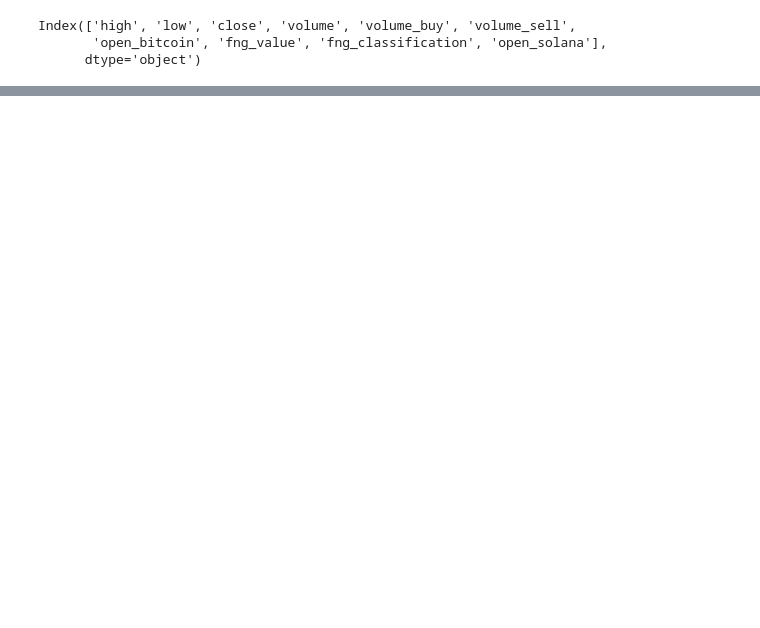
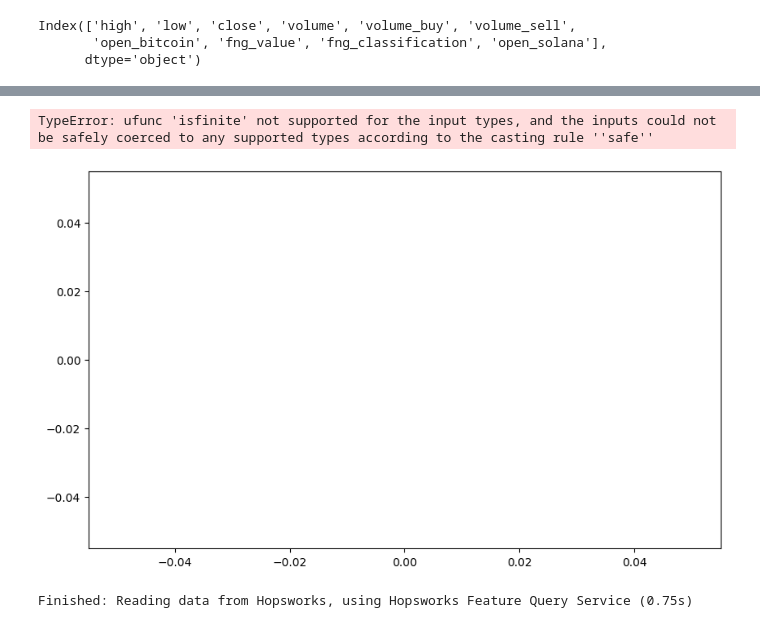
Before and after one commit to natassaf/ID2223-final-project, a Jupyter notebook: inference_pipeline.ipynb, the cells around one changed output, grey strips where cells are left out. Drawn from its saved outputs; the diff is of its cells as text; code cells hidden in the pictures; blank space fills up the shorter version.

```diff
--- a/inference_pipeline.ipynb
+++ b/inference_pipeline.ipynb
@@ -219,0 +254,12 @@ monitor_fg.insert(
+# %%
+solana_actual_df['date'] = pd.to_datetime(solana_actual_df['timestamp'], unit='s')
+solana_actual_df['date'] = pd.to_datetime(solana_actual_df['date'], errors='coerce')
+
+solana_actual_df['date'] = solana_actual_df['date'].dt.normalize()
+solana_actual_df['date'] = solana_actual_df['date'].dt.tz_localize(None)
+solana_actual_df.drop(columns=["timestamp"], inplace=True)
+solana_actual_df.rename(columns={'open': 'solana_open_actual'}, inplace=True)
+solana_actual_df = solana_actual_df.sort_values(by='date')
+
+
+solana_actual_df
@@ -219,0 +316,11 @@ monitor_fg.insert(
+# %%
+
+solana_actual_df['date'] = pd.to_datetime(solana_actual_df['date'], errors='coerce')
+
+solana_actual_df['date'] = solana_actual_df['date'].dt.normalize()
+solana_actual_df['date'] = solana_actual_df['date'].dt.tz_localize(None)
+
+solana_pred_df['date'] = pd.to_datetime(solana_pred_df['date'], errors='coerce')
+
+solana_pred_df['date'] = solana_pred_df['date'].dt.normalize()
+solana_pred_df['date'] = solana_pred_df['date'].dt.tz_localize(None)
@@ -219,0 +335,18 @@ monitor_fg.insert(
+# %%
+file_path='img/solana_actual_vs_predictions_plot.png'
+confidence_upper = [p + 1 for p in pred_actual_join['solana_open_pred']]
+confidence_lower = [p - 1 for p in pred_actual_join['solana_open_pred']]
+#plot_solana_actual_vs_predictions(pred_actual_join, confidence_lower, confidence_upper, file_path)
+# %% [output]
+TypeError: ufunc 'isfinite' not supported for the input types, and the inputs could not be safely coerced to any supported types according to the casting rule ''safe''
+[figure, added]
+# %%
+bitcoin_feature_group = fs.get_feature_group(
+    name="bitcoin",
+    version=bitcoin_feature_group_version
+)
+
+# Read the data from the feature group
+btc_df = bitcoin_feature_group.select(["timestamp","open"]).read()
+# %% [output]
+Finished: Reading data from Hopsworks, using Hopsworks Feature Query Service (0.75s)
```
Also changed, not shown: parts of 27 cells of this notebook, 7 other files.
